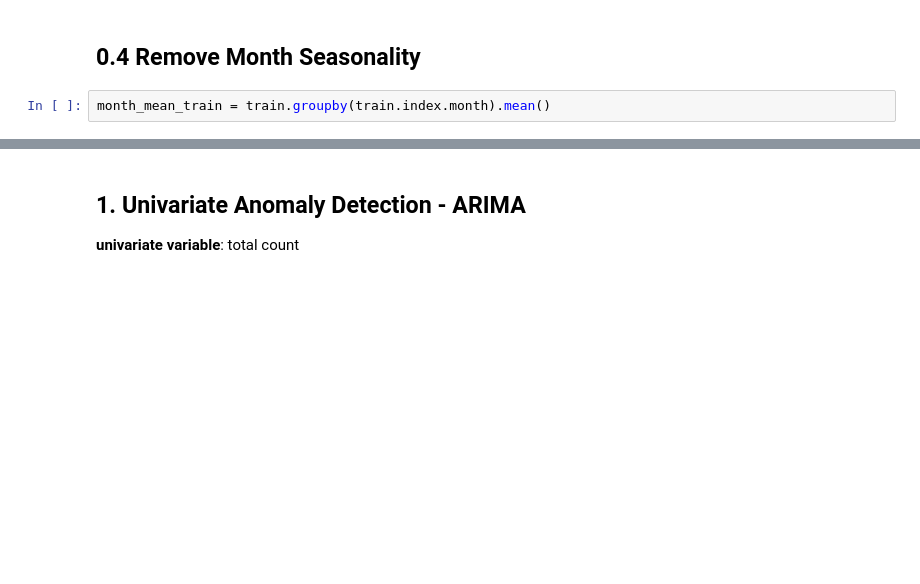
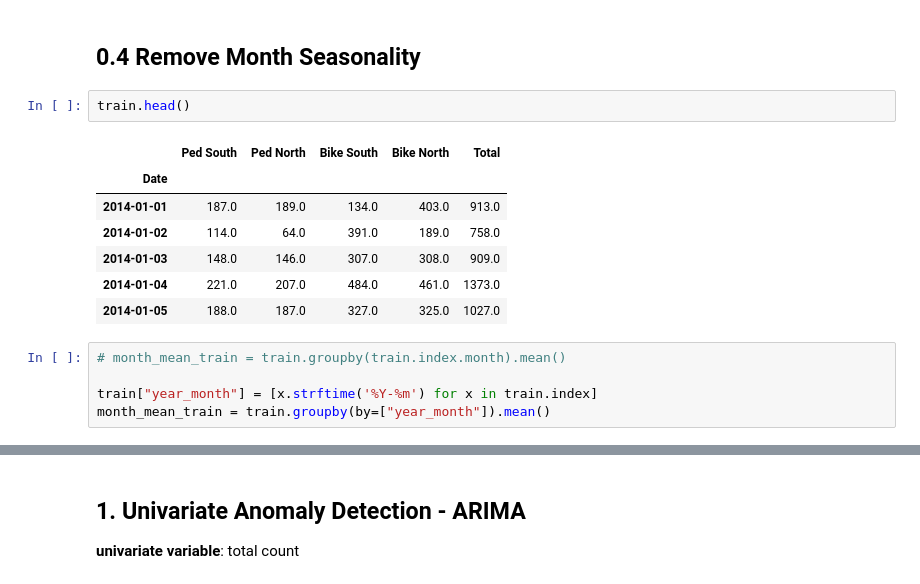
Before and after one commit to HsiangHung/Machine_Learning_Note, a Jupyter notebook: Time_Series/anomaly_detection/univariate/ARIMA_AD/ARIMA_anomaly_detection.ipynb, the cells around one changed output, grey strips where cells are left out. Drawn from its saved outputs; the diff is of its cells as text; blank space fills up the shorter version.

```diff
--- a/Time_Series/anomaly_detection/univariate/ARIMA_AD/ARIMA_anomaly_detection.ipynb
+++ b/Time_Series/anomaly_detection/univariate/ARIMA_AD/ARIMA_anomaly_detection.ipynb
@@ -78,5 +86,18 @@ plt.show()
 [figure]
 # %% [markdown]
 ## 0.4 Remove Month Seasonality
-# %%
-month_mean_train = train.groupby(train.index.month).mean()
+# %%
+train.head()
+# %% [output]
+|  | Ped South | Ped North | Bike South | Bike North | Total |
+| Date |  |  |  |  |  |
+| 2014-01-01 | 187.0 | 189.0 | 134.0 | 403.0 | 913.0 |
+| 2014-01-02 | 114.0 | 64.0 | 391.0 | 189.0 | 758.0 |
+| 2014-01-03 | 148.0 | 146.0 | 307.0 | 308.0 | 909.0 |
+| 2014-01-04 | 221.0 | 207.0 | 484.0 | 461.0 | 1373.0 |
+| 2014-01-05 | 188.0 | 187.0 | 327.0 | 325.0 | 1027.0 |
+# %%
+# month_mean_train = train.groupby(train.index.month).mean()
+
+train["year_month"] = [x.strftime('%Y-%m') for x in train.index]
+month_mean_train = train.groupby(by=["year_month"]).mean()
```
Also changed, not shown: parts of 20 cells of this notebook, 2 other files.
